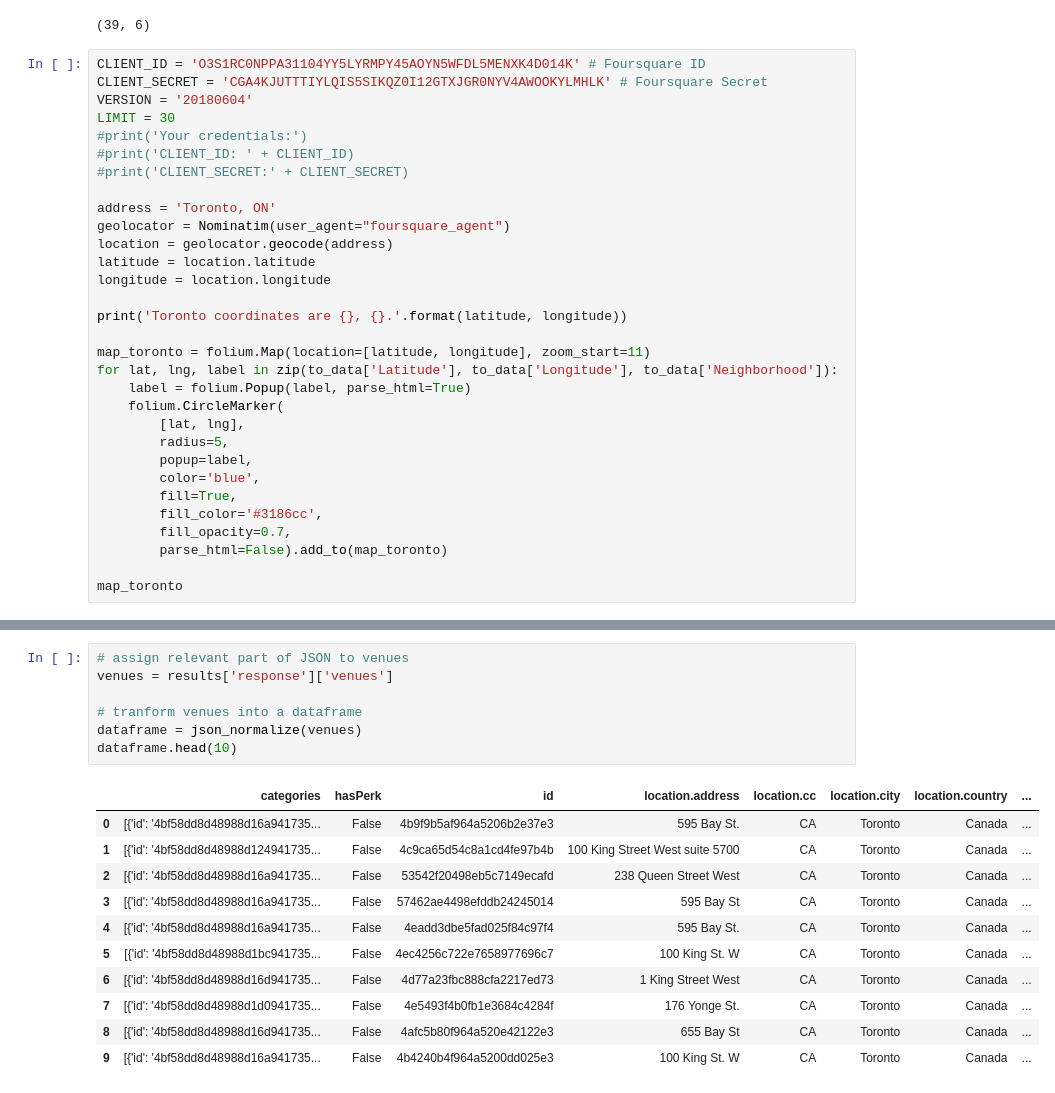
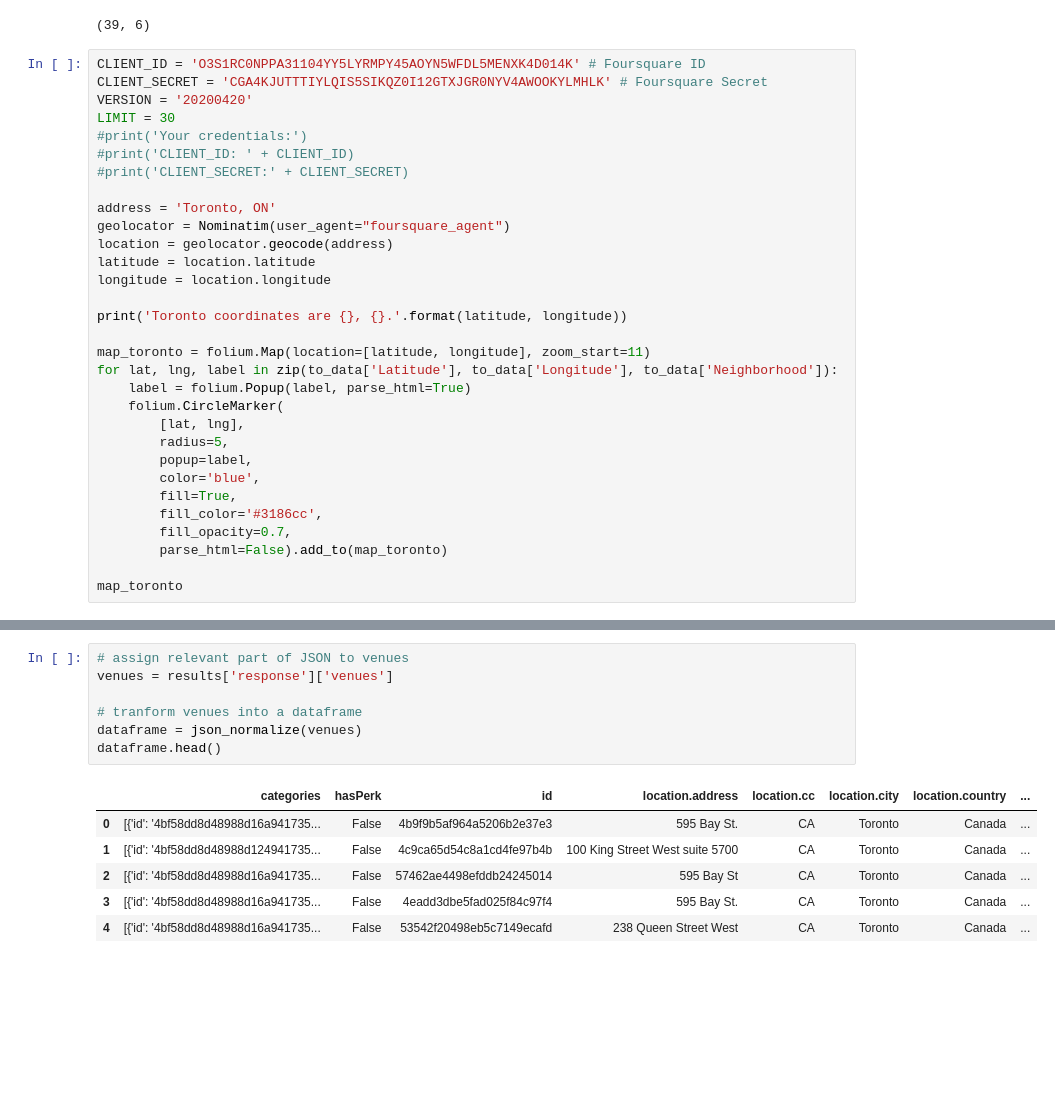
Before and after one commit to bacon369/Coursera_Capstone2, a Jupyter notebook: Data Science Capstone-Segmenting&Clustering.ipynb, the cells around one changed output, grey strips where cells are left out. Drawn from its saved outputs; the diff is of its cells as text; blank space fills up the shorter version.

```diff
--- a/Data Science Capstone-Segmenting&Clustering.ipynb
+++ b/Data Science Capstone-Segmenting&Clustering.ipynb
@@ -176,7 +187,7 @@ to_data.shape
 # %%
 CLIENT_ID = 'O3S1RC0NPPA31104YY5LYRMPY45AOYN5WFDL5MENXK4D014K' # Foursquare ID
 CLIENT_SECRET = 'CGA4KJUTTTIYLQIS5SIKQZ0I12GTXJGR0NYV4AWOOKYLMHLK' # Foursquare Secret
-VERSION = '20180604'
+VERSION = '20200420'
 LIMIT = 30
 #print('Your credentials:')
 #print('CLIENT_ID: ' + CLIENT_ID)
@@ -242,19 +253,14 @@ results
 # %%
 # assign relevant part of JSON to venues
 venues = results['response']['venues']
 
 # tranform venues into a dataframe
 dataframe = json_normalize(venues)
-dataframe.head(10)
+dataframe.head()
 # %% [output]
 |  | categories | hasPerk | id | location.address | location.cc | location.city | location.country | ... |
 | 0 | [{'id': '4bf58dd8d48988d16a941735... | False | 4b9f9b5af964a5206b2e37e3 | 595 Bay St. | CA | Toronto | Canada | ... |
 | 1 | [{'id': '4bf58dd8d48988d124941735... | False | 4c9ca65d54c8a1cd4fe97b4b | 100 King Street West suite 5700 | CA | Toronto | Canada | ... |
-| 2 | [{'id': '4bf58dd8d48988d16a941735... | False | 53542f20498eb5c7149ecafd | 238 Queen Street West | CA | Toronto | Canada | ... |
-| 3 | [{'id': '4bf58dd8d48988d16a941735... | False | 57462ae4498efddb24245014 | 595 Bay St | CA | Toronto | Canada | ... |
-| 4 | [{'id': '4bf58dd8d48988d16a941735... | False | 4eadd3dbe5fad025f84c97f4 | 595 Bay St. | CA | Toronto | Canada | ... |
-| 5 | [{'id': '4bf58dd8d48988d1bc941735... | False | 4ec4256c722e7658977696c7 | 100 King St. W | CA | Toronto | Canada | ... |
-| 6 | [{'id': '4bf58dd8d48988d16d941735... | False | 4d77a23fbc888cfa2217ed73 | 1 King Street West | CA | Toronto | Canada | ... |
-| 7 | [{'id': '4bf58dd8d48988d1d0941735... | False | 4e5493f4b0fb1e3684c4284f | 176 Yonge St. | CA | Toronto | Canada | ... |
-| 8 | [{'id': '4bf58dd8d48988d16d941735... | False | 4afc5b80f964a520e42122e3 | 655 Bay St | CA | Toronto | Canada | ... |
-| 9 | [{'id': '4bf58dd8d48988d16a941735... | False | 4b4240b4f964a5200dd025e3 | 100 King St. W | CA | Toronto | Canada | ... |
+| 2 | [{'id': '4bf58dd8d48988d16a941735... | False | 57462ae4498efddb24245014 | 595 Bay St | CA | Toronto | Canada | ... |
+| 3 | [{'id': '4bf58dd8d48988d16a941735... | False | 4eadd3dbe5fad025f84c97f4 | 595 Bay St. | CA | Toronto | Canada | ... |
+| 4 | [{'id': '4bf58dd8d48988d16a941735... | False | 53542f20498eb5c7149ecafd | 238 Queen Street West | CA | Toronto | Canada | ... |
```
Also changed, not shown: parts of 7 cells of this notebook.
